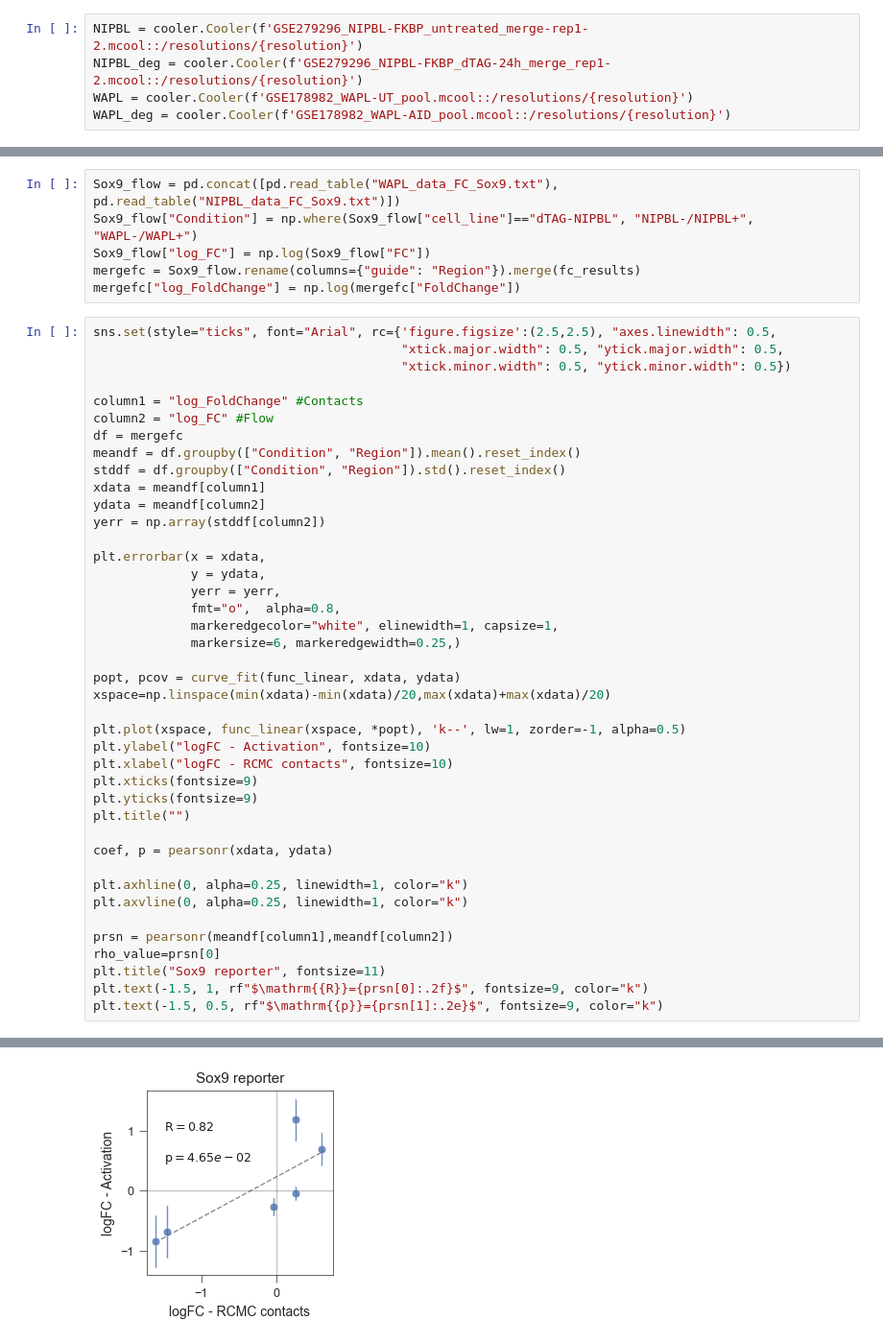
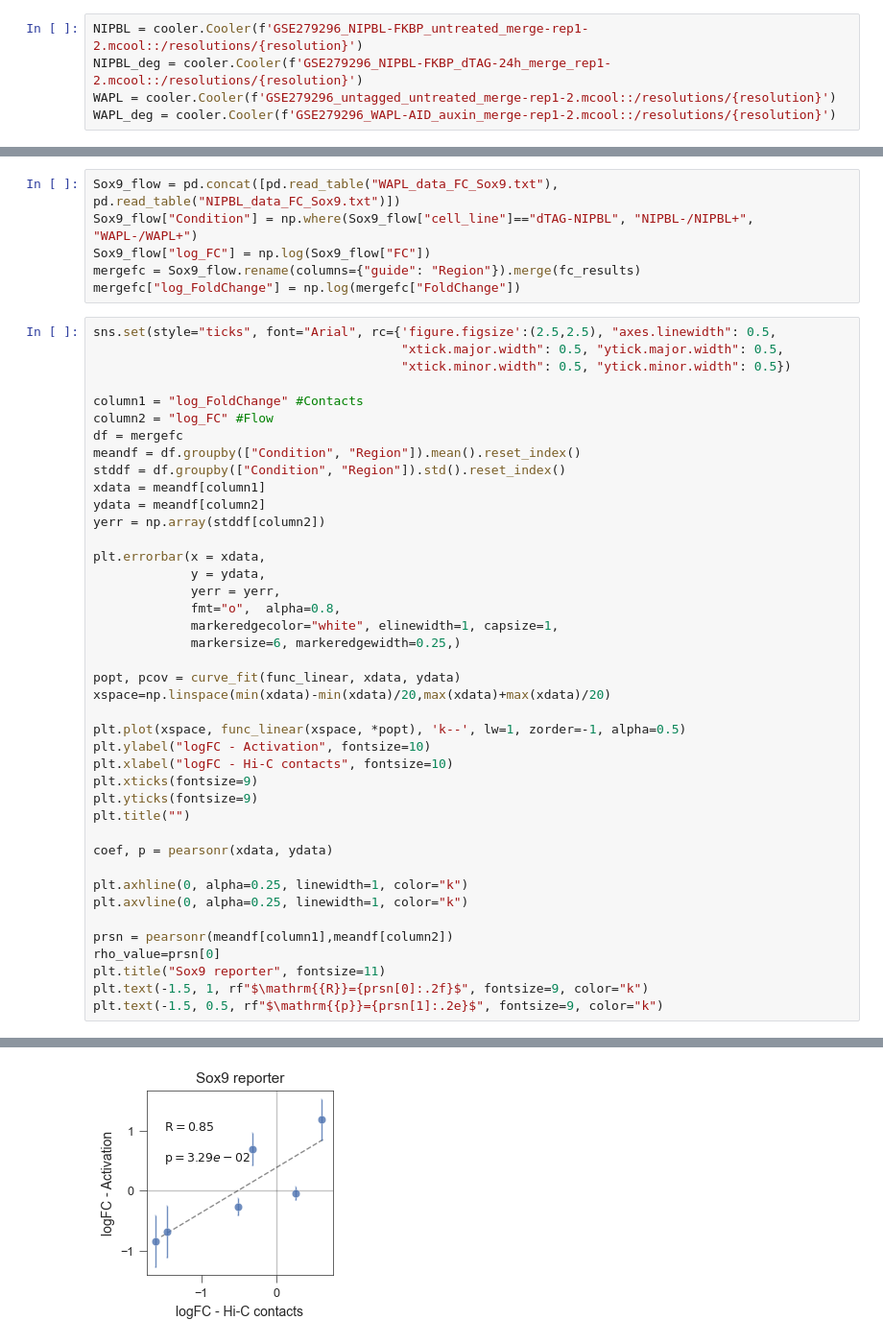
Before and after one commit to efriman/Friman_etal_2026_LoopCoop, a Jupyter notebook: Sox9_activation/Corr_contacts.ipynb, the cells around one changed output, grey strips where cells are left out. Shown at 96% size. Drawn from its saved outputs; the diff is of its cells as text.

```diff
--- a/Sox9_activation/Corr_contacts.ipynb
+++ b/Sox9_activation/Corr_contacts.ipynb
@@ -71,8 +71,8 @@ resolution=20000
 # %%
 NIPBL = cooler.Cooler(f'GSE279296_NIPBL-FKBP_untreated_merge-rep1-2.mcool::/resolutions/{resolution}')
 NIPBL_deg = cooler.Cooler(f'GSE279296_NIPBL-FKBP_dTAG-24h_merge_rep1-2.mcool::/resolutions/{resolution}')
-WAPL = cooler.Cooler(f'GSE178982_WAPL-UT_pool.mcool::/resolutions/{resolution}')
-WAPL_deg = cooler.Cooler(f'GSE178982_WAPL-AID_pool.mcool::/resolutions/{resolution}')
+WAPL = cooler.Cooler(f'GSE279296_untagged_untreated_merge-rep1-2.mcool::/resolutions/{resolution}')
+WAPL_deg = cooler.Cooler(f'GSE279296_WAPL-AID_auxin_merge-rep1-2.mcool::/resolutions/{resolution}')
 # %%
 chrom = 'chr11'
 sox9_viewpoint = (112_767_750, 112_787_749) #20kb including Sox9
@@ -158,7 +158,7 @@ xspace=np.linspace(min(xdata)-min(xdata)/20,max(xdata)+max(xdata)/20)
 
 plt.plot(xspace, func_linear(xspace, *popt), 'k--', lw=1, zorder=-1, alpha=0.5)
 plt.ylabel("logFC - Activation", fontsize=10)
-plt.xlabel("logFC - RCMC contacts", fontsize=10)
+plt.xlabel("logFC - Hi-C contacts", fontsize=10)
 plt.xticks(fontsize=9)
 plt.yticks(fontsize=9)
 plt.title("")
@@ -178 +178 @@ Text(-1.5, 0.5, '$\\mathrm{p}=4.65e-02$')
-[figure, old version]
+[figure, new version]
```
Also changed, not shown: parts of 3 cells of this notebook, 4 other files.
